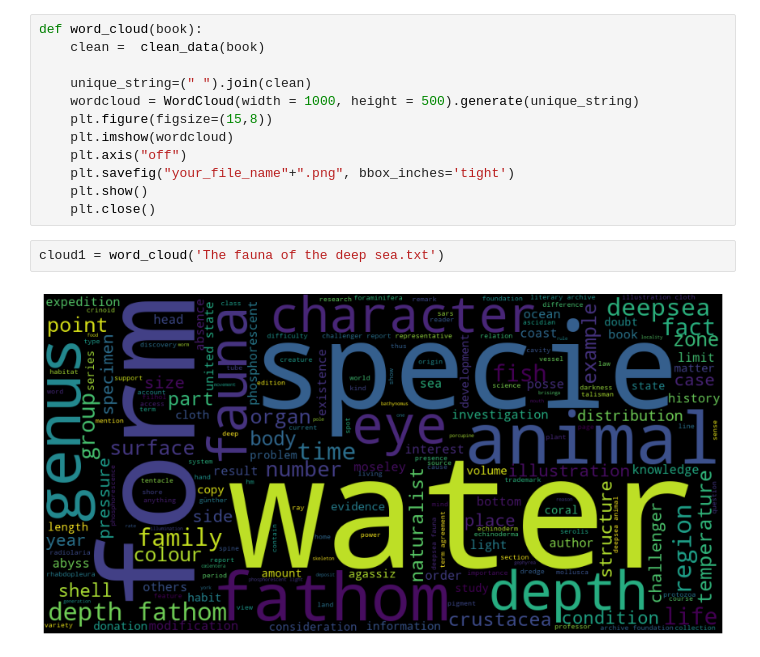
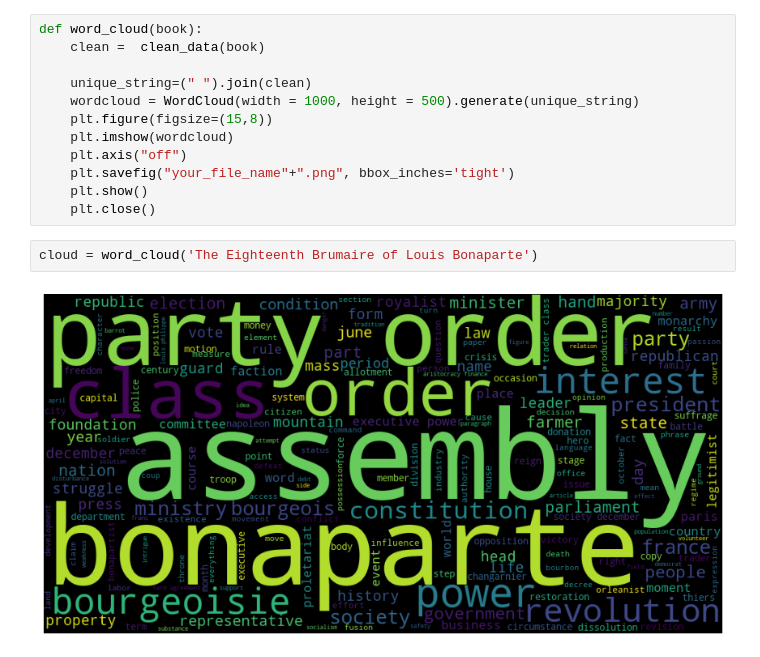
Before and after one commit to ImadEpi/Projects, a Jupyter notebook: Topic_modeling.ipynb, the cells around one changed output. Drawn from its saved outputs; the diff is of its cells as text.

```diff
--- a/Topic_modeling.ipynb
+++ b/Topic_modeling.ipynb
@@ -73,7 +84,7 @@ def word_cloud(book):
     plt.savefig("your_file_name"+".png", bbox_inches='tight')
     plt.show()
     plt.close()
-# %%
-cloud1 = word_cloud('The fauna of the deep sea.txt')
-# %% [output]
-[figure, removed]
+# %%
+cloud = word_cloud('The Eighteenth Brumaire of Louis Bonaparte')
+# %% [output]
+[figure, added]
```
Also changed, not shown: parts of 8 cells of this notebook.
